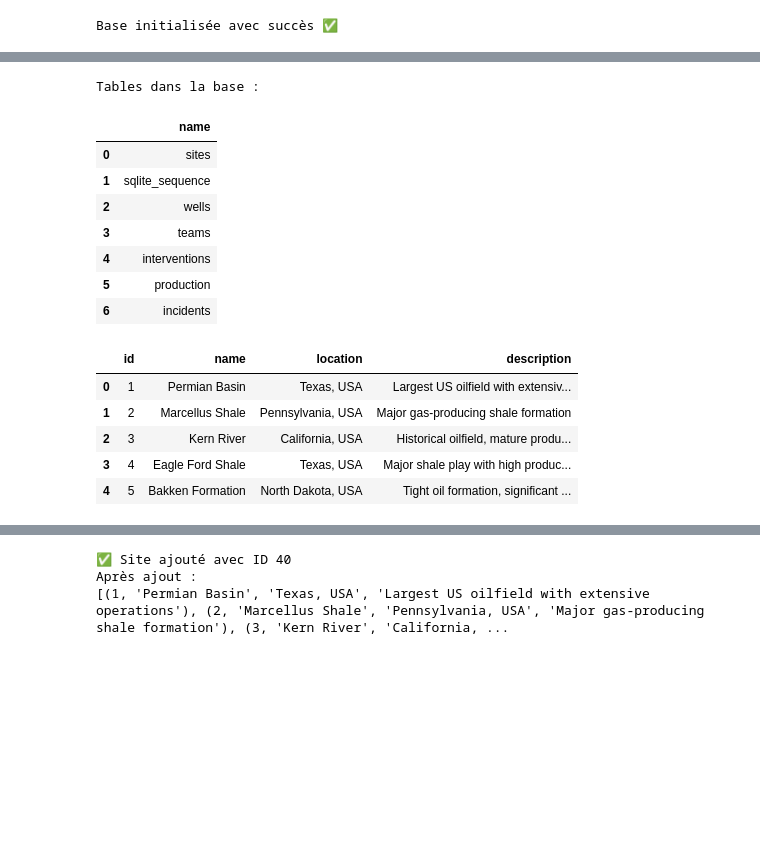
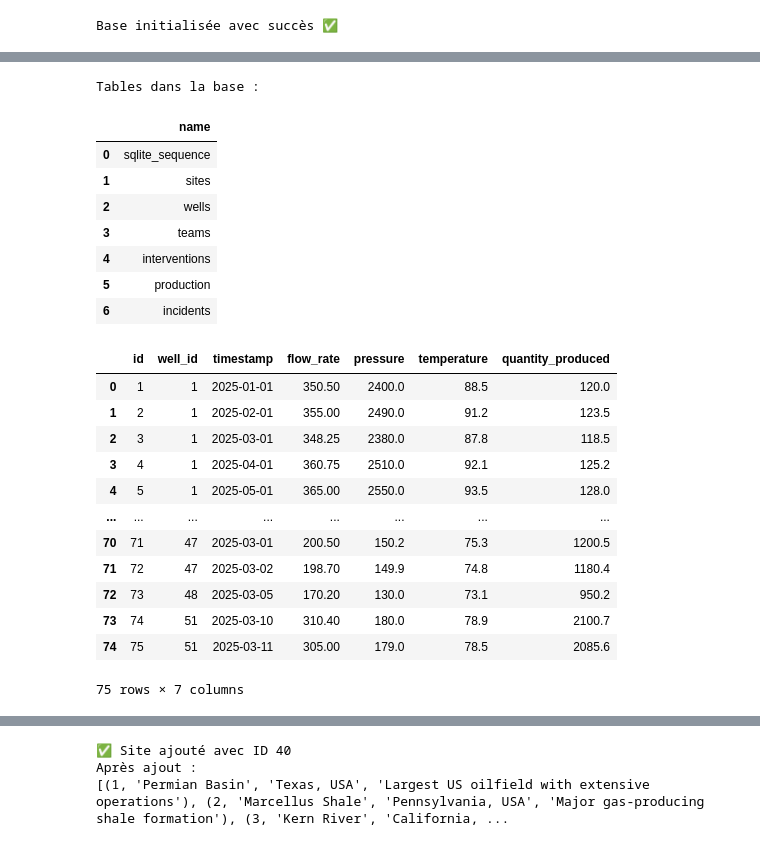
Before and after one commit to RihabZ/Oil_Production_Management_System, a Jupyter notebook: init_db.ipynb, the cells around one changed output, grey strips where cells are left out. Saved outputs shown, nothing was run; the diff lists cells and outputs as text; code cells hidden in the pictures; blank space fills up the shorter version.

```diff
--- a/init_db.ipynb
+++ b/init_db.ipynb
@@ -428,32 +668,39 @@ Base initialisée avec succès ✅
 # %%
 import sqlite3
 import pandas as pd
 
 conn = sqlite3.connect("data/oil_production.db")
 
 # Liste des tables
 tables = pd.read_sql_query("SELECT name FROM sqlite_master WHERE type='table';", conn)
 print("Tables dans la base :")
 display(tables)
 
 # Exemple : afficher les 5 premiers sites
-sites = pd.read_sql_query("SELECT * FROM sites LIMIT 5;", conn)
+sites = pd.read_sql_query("SELECT * FROM production ", conn)
 display(sites)
 
 conn.close()
 # %% [output]
 Tables dans la base :
 |  | name |
-| 0 | sites |
-| 1 | sqlite_sequence |
+| 0 | sqlite_sequence |
+| 1 | sites |
 | 2 | wells |
 | 3 | teams |
 | 4 | interventions |
 | 5 | production |
 | 6 | incidents |
-|  | id | name | location | description |
-| 0 | 1 | Permian Basin | Texas, USA | Largest US oilfield with extensiv... |
-| 1 | 2 | Marcellus Shale | Pennsylvania, USA | Major gas-producing shale formation |
-| 2 | 3 | Kern River | California, USA | Historical oilfield, mature produ... |
-| 3 | 4 | Eagle Ford Shale | Texas, USA | Major shale play with high produc... |
-| 4 | 5 | Bakken Formation | North Dakota, USA | Tight oil formation, significant ... |
+|  | id | well_id | timestamp | flow_rate | pressure | temperature | quantity_produced |
+| 0 | 1 | 1 | 2025-01-01 | 350.50 | 2400.0 | 88.5 | 120.0 |
+| 1 | 2 | 1 | 2025-02-01 | 355.00 | 2490.0 | 91.2 | 123.5 |
+| 2 | 3 | 1 | 2025-03-01 | 348.25 | 2380.0 | 87.8 | 118.5 |
+| 3 | 4 | 1 | 2025-04-01 | 360.75 | 2510.0 | 92.1 | 125.2 |
+| 4 | 5 | 1 | 2025-05-01 | 365.00 | 2550.0 | 93.5 | 128.0 |
+| ... | ... | ... | ... | ... | ... | ... | ... |
+| 70 | 71 | 47 | 2025-03-01 | 200.50 | 150.2 | 75.3 | 1200.5 |
+| 71 | 72 | 47 | 2025-03-02 | 198.70 | 149.9 | 74.8 | 1180.4 |
+| 72 | 73 | 48 | 2025-03-05 | 170.20 | 130.0 | 73.1 | 950.2 |
+| 73 | 74 | 51 | 2025-03-10 | 310.40 | 180.0 | 78.9 | 2100.7 |
+| 74 | 75 | 51 | 2025-03-11 | 305.00 | 179.0 | 78.5 | 2085.6 |
+75 rows × 7 columns
```
Also changed, not shown: parts of 53 cells of this notebook, 6 other files.
